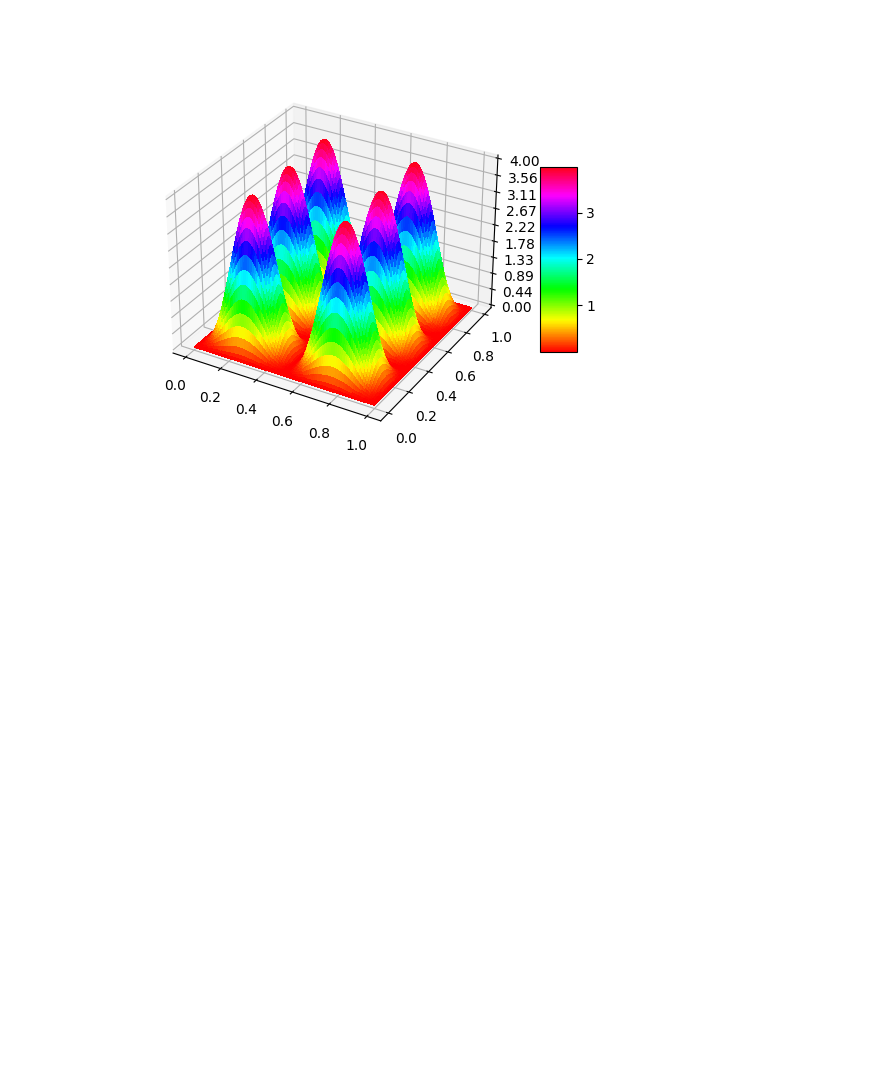
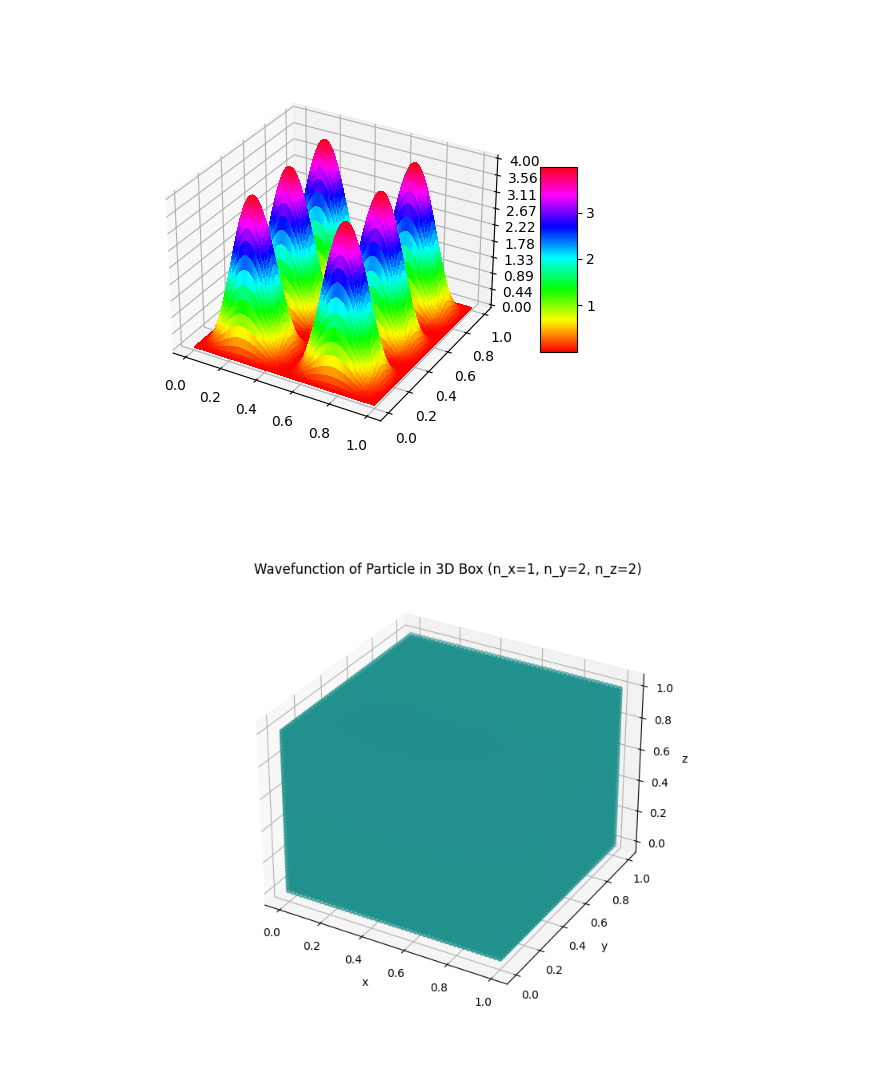
Before and after one commit to sampad95/python_and_jupyter-notebook_scripting, a Jupyter notebook: defining_function/particle_2D-box.ipynb, the cells around one changed output. Saved outputs shown, nothing was run; the diff lists cells and outputs as text; code cells hidden in the pictures; blank space fills up the shorter version.

```diff
--- a/defining_function/particle_2D-box.ipynb
+++ b/defining_function/particle_2D-box.ipynb
@@ -208,3 +220,42 @@ plt.show()
 # plt.show()
 # %%
 # pip install ipympl
+# %%
+import numpy as np
+import matplotlib.pyplot as plt
+from mpl_toolkits.mplot3d import Axes3D
+
+# Define constants
+L = 1  # Length of the box
+n_x, n_y, n_z = 1, 2, 2  # Quantum numbers
+
+# Define the wavefunction
+def psi(x, y, z, n_x, n_y, n_z, L):
+    return np.sqrt(8 / L**3) * np.sin(n_x * np.pi * x / L) * np.sin(n_y * np.pi * y / L) * np.sin(n_z * np.pi * z / L)
+
+# Generate grid points in 3D
+N = 50  # Number of points in each direction
+x = np.linspace(0, L, N)
+y = np.linspace(0, L, N)
+z = np.linspace(0, L, N)
+X, Y, Z = np.meshgrid(x, y, z)
+
+# Compute the wavefunction at each grid point
+Psi = psi(X, Y, Z, n_x, n_y, n_z, L)
+
+# Plot the wavefunction
+fig = plt.figure(figsize=(10, 7))
+ax = fig.add_subplot(111, projection='3d')
+
+# Plot the wavefunction as a 3D surface
+ax.scatter(X, Y, Z, c=Psi, cmap='viridis')
+
+# Labels and title
+ax.set_xlabel('x')
+ax.set_ylabel('y')
+ax.set_zlabel('z')
+ax.set_title(f'Wavefunction of Particle in 3D Box (n_x={n_x}, n_y={n_y}, n_z={n_z})')
+
+plt.show()
+# %% [output]
+[figure, added]
```
Also changed, not shown: parts of 4 cells of this notebook, 1 other file.
